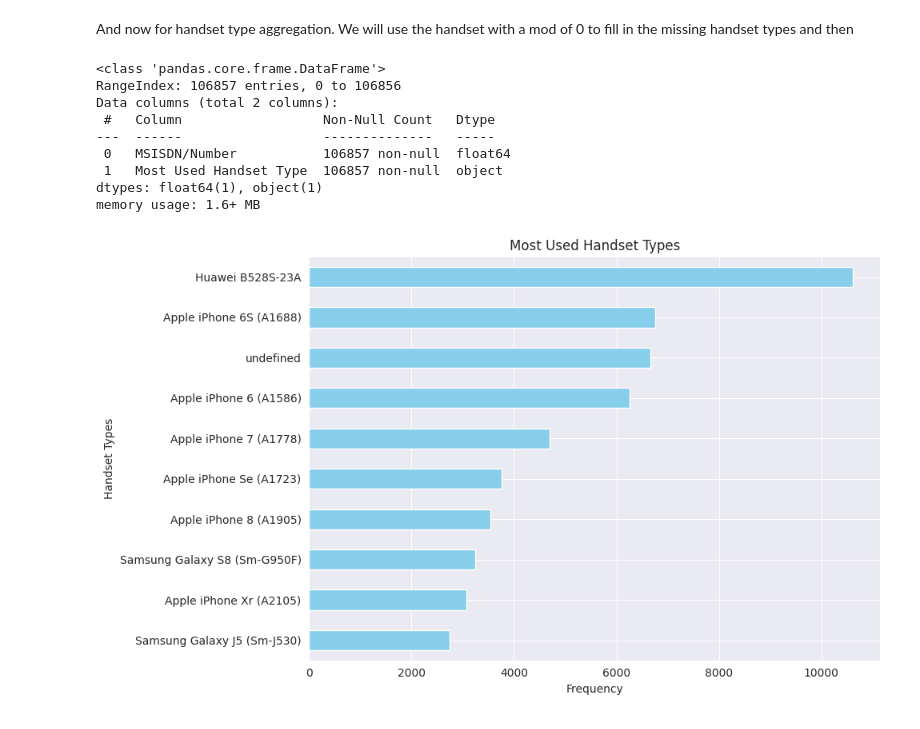
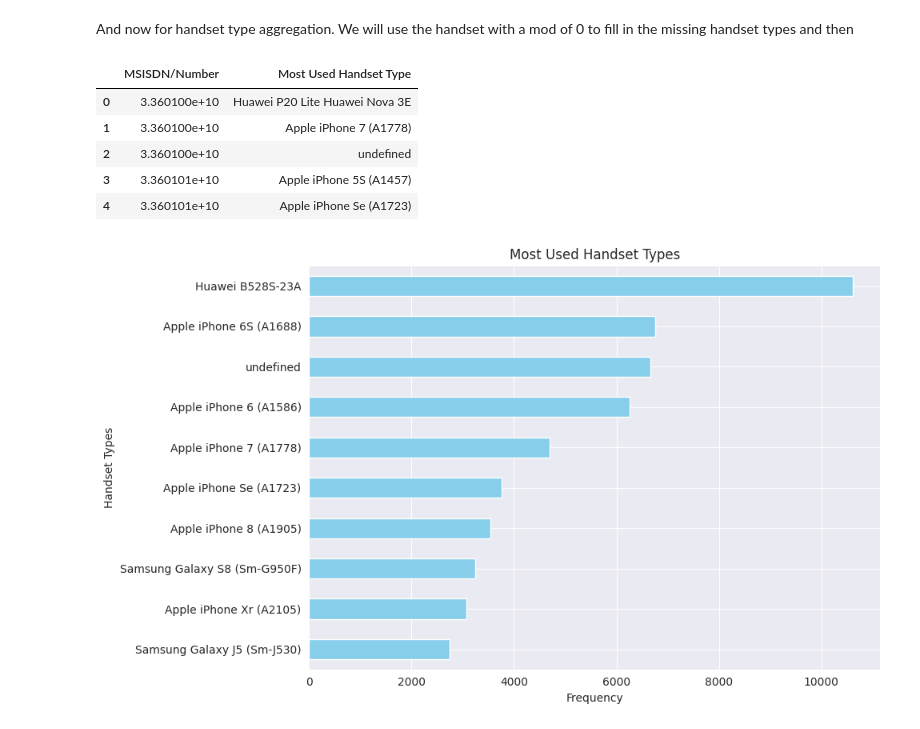
Before and after one commit to biniyam69/telecom, a Jupyter notebook: notebooks/Task4.ipynb, the cells around one changed output. Cells and saved outputs as stored; diff of their text form; code cells hidden in the pictures.

```diff
--- a/notebooks/Task4.ipynb
+++ b/notebooks/Task4.ipynb
@@ -128,23 +128,19 @@ And now for handset type aggregation. We will use the handset with a mod of 0 to
 # %%
 most_freq = task4_1_data['Handset Type'].mode()[0]
 
 task4_1_data['Handset Type'].fillna(most_freq, inplace=True)
 
 #now group by msisdn number
 handset = task4_1_data.groupby('MSISDN/Number')['Handset Type'].agg(lambda x: x.mode()[0]).reset_index()
 handset.columns = ['MSISDN/Number', 'Most Used Handset Type']
 handset.head()
-handset.info()
 # %% [output]
-<class 'pandas.core.frame.DataFrame'>
-RangeIndex: 106857 entries, 0 to 106856
-Data columns (total 2 columns):
- #   Column                  Non-Null Count   Dtype
----  ------                  --------------   -----
- 0   MSISDN/Number           106857 non-null  float64
- 1   Most Used Handset Type  106857 non-null  object
-dtypes: float64(1), object(1)
-memory usage: 1.6+ MB
+|  | MSISDN/Number | Most Used Handset Type |
+| 0 | 3.360100e+10 | Huawei P20 Lite Huawei Nova 3E |
+| 1 | 3.360100e+10 | Apple iPhone 7 (A1778) |
+| 2 | 3.360100e+10 | undefined |
+| 3 | 3.360101e+10 | Apple iPhone 5S (A1457) |
+| 4 | 3.360101e+10 | Apple iPhone Se (A1723) |
 # %%
 import matplotlib.pyplot as plt
 
```
Also changed, not shown: parts of 5 cells of this notebook.
